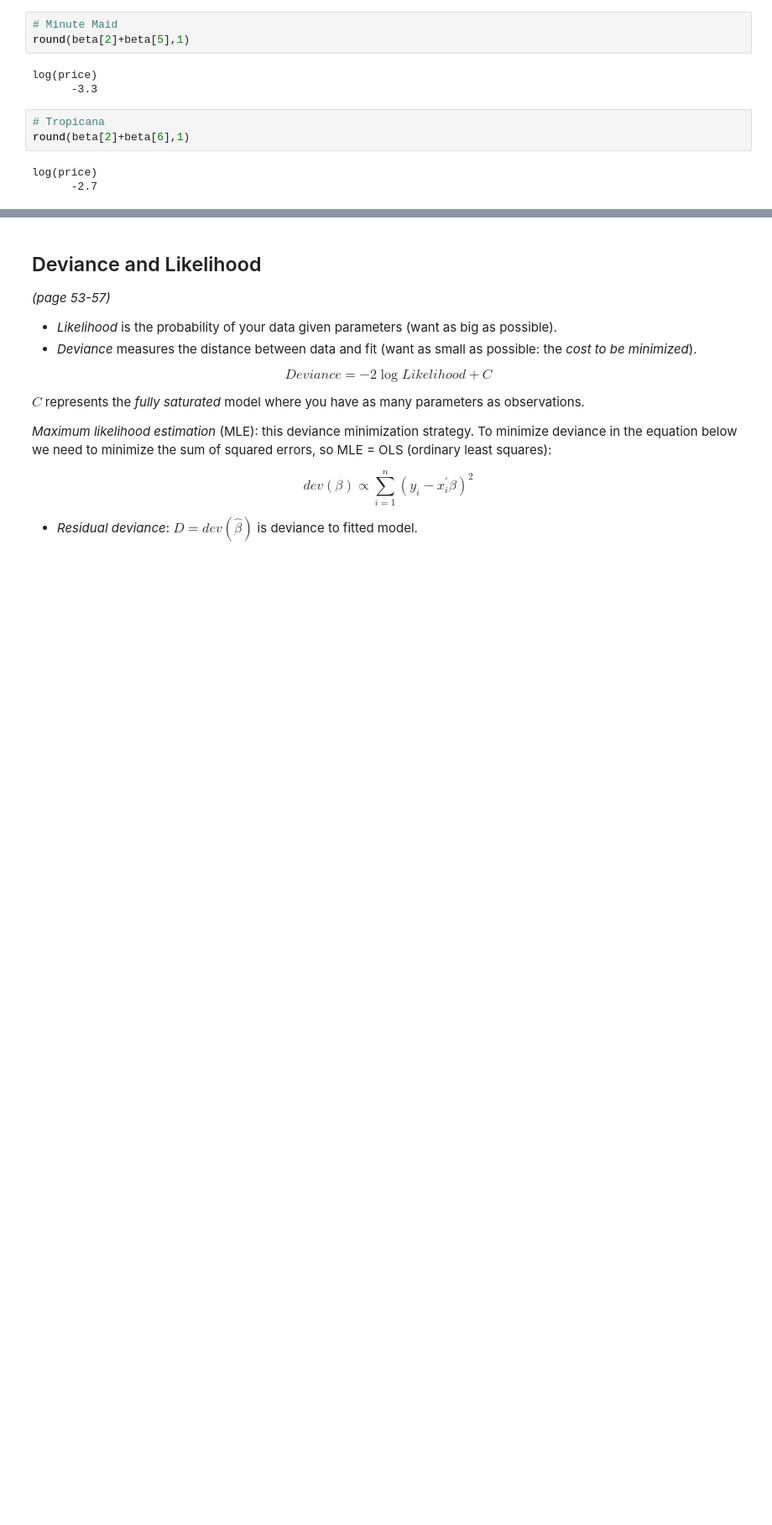
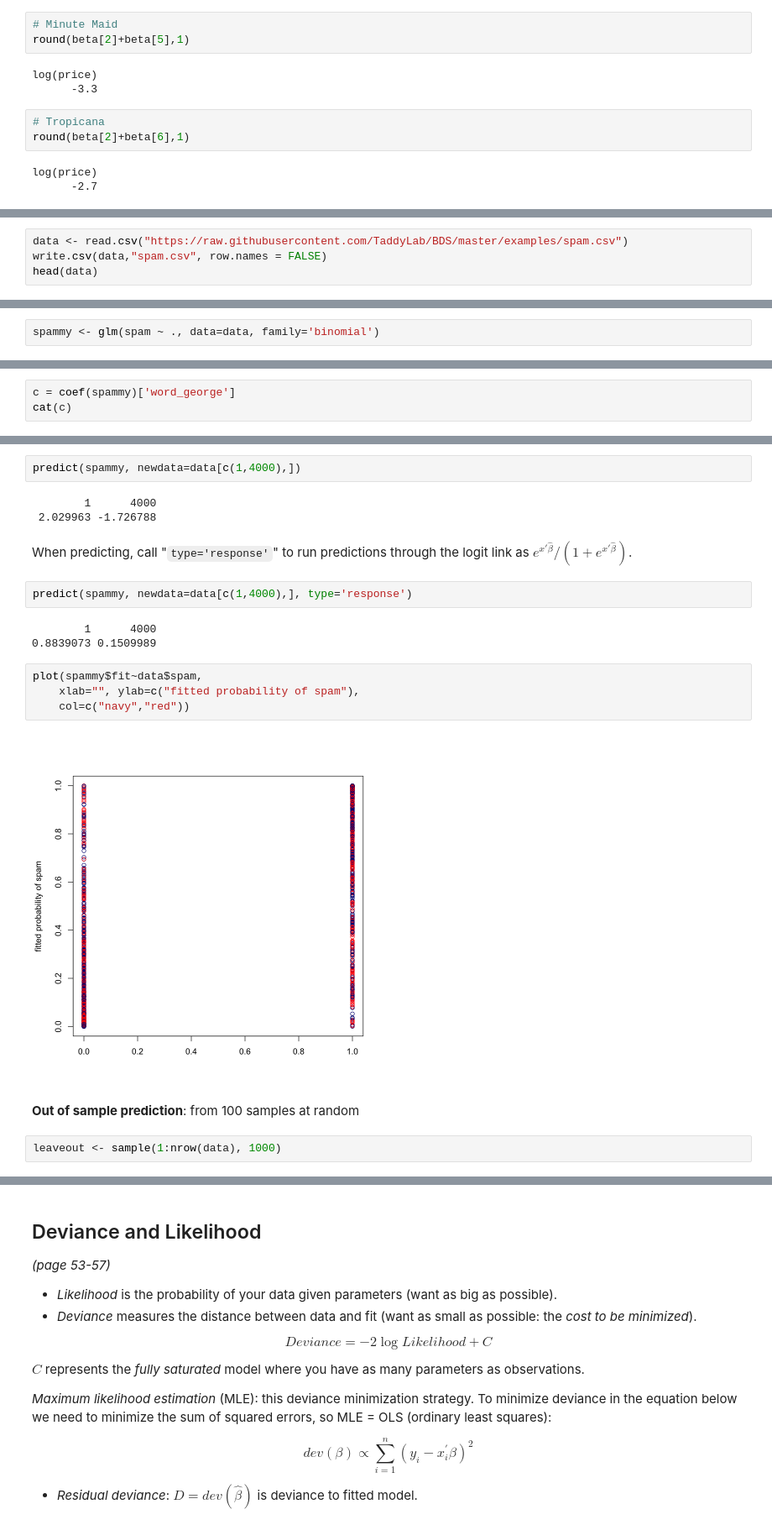
Before and after one commit to mkudija/taddy-business-data-science, a Jupyter notebook: 02-regression/01-linear-regression.ipynb, the cells around one changed output, grey strips where cells are left out. Shown at 84% size. Drawn from its saved outputs; the diff is of its cells as text; blank space fills up the shorter version.

```diff
--- a/02-regression/01-linear-regression.ipynb
+++ b/02-regression/01-linear-regression.ipynb
@@ -220,0 +236,4 @@ log(price)
+# %%
+data <- read.csv("https://raw.githubusercontent.com/TaddyLab/BDS/master/examples/spam.csv")
+write.csv(data,"spam.csv", row.names = FALSE)
+head(data)
@@ -220,0 +262,2 @@ log(price)
+# %%
+spammy <- glm(spam ~ ., data=data, family='binomial')
@@ -220,0 +283,3 @@ log(price)
+# %%
+c = coef(spammy)['word_george']
+cat(c)
@@ -220,0 +315,22 @@ log(price)
+# %%
+predict(spammy, newdata=data[c(1,4000),])
+# %% [output]
+        1      4000
+ 2.029963 -1.726788
+# %% [markdown]
+When predicting, call "`type='response'`" to run predictions through the logit link as $e^{x' \hat{\beta}} / (1 + e^{x' \hat{\beta}})$.
+# %%
+predict(spammy, newdata=data[c(1,4000),], type='response')
+# %% [output]
+        1      4000
+0.8839073 0.1509989
+# %%
+plot(spammy$fit~data$spam,
+    xlab="", ylab=c("fitted probability of spam"),
+    col=c("navy","red"))
+# %% [output]
+[figure, added]
+# %% [markdown]
+**Out of sample prediction**: from 100 samples at random
+# %%
+leaveout <- sample(1:nrow(data), 1000)
```
Also changed, not shown: parts of 18 cells of this notebook, 1 other file.
